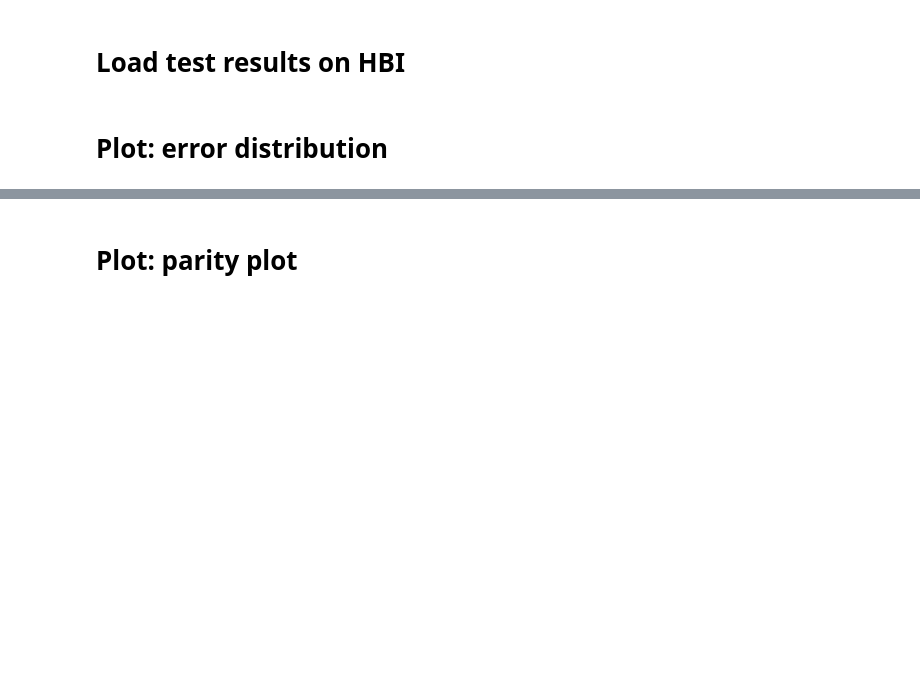
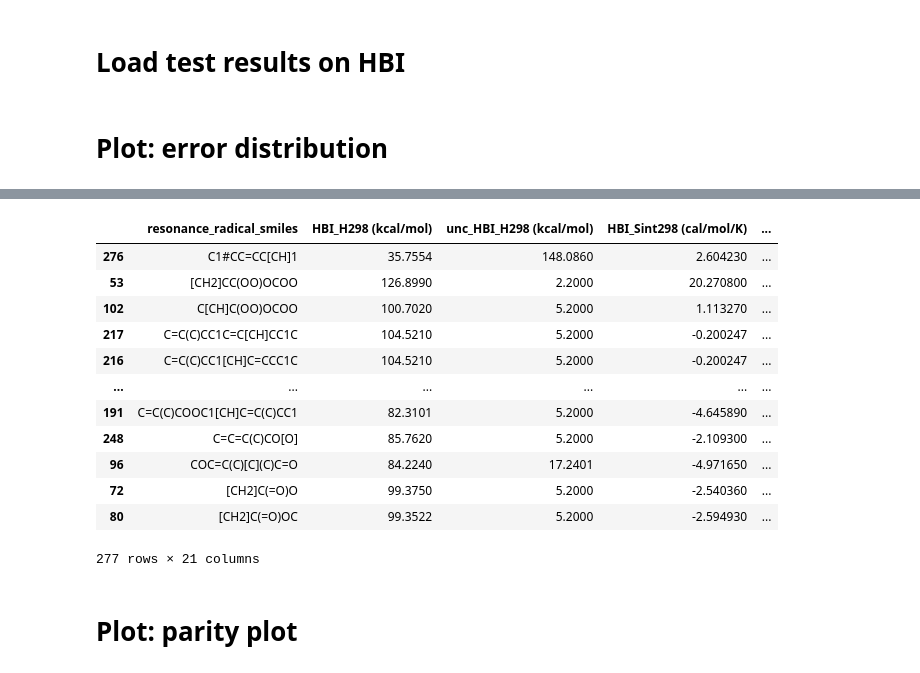
Before and after one commit to hwpang/RadicalTree, a Jupyter notebook: notebooks/8.4_compare_prediction.ipynb, the cells around one changed output, grey strips where cells are left out. Saved outputs shown, nothing was run; the diff lists cells and outputs as text; code cells hidden in the pictures; blank space fills up the shorter version.

```diff
--- a/notebooks/8.4_compare_prediction.ipynb
+++ b/notebooks/8.4_compare_prediction.ipynb
@@ -318,3 +405,25 @@ fig.savefig("../figures/empirical_retrained_vs_sidt_error_hist.pdf", bbox_inches
+# %%
+temp_df = sidt_df
+label = "HBI_H298 (kcal/mol)"
+true_ys = test_df[label]
+pred_ys = temp_df[label]
+errors = pred_ys - true_ys
+temp_df["err"] = errors.abs()
+temp_df.sort_values("err", ascending=False)
+# %% [output]
+|  | resonance_radical_smiles | HBI_H298 (kcal/mol) | unc_HBI_H298 (kcal/mol) | HBI_Sint298 (cal/mol/K) | ... |
+| 276 | C1#CC=CC[CH]1 | 35.7554 | 148.0860 | 2.604230 | ... |
+| 53 | [CH2]CC(OO)OCOO | 126.8990 | 2.2000 | 20.270800 | ... |
+| 102 | C[CH]C(OO)OCOO | 100.7020 | 5.2000 | 1.113270 | ... |
+| 217 | C=C(C)CC1C=C[CH]CC1C | 104.5210 | 5.2000 | -0.200247 | ... |
+| 216 | C=C(C)CC1[CH]C=CCC1C | 104.5210 | 5.2000 | -0.200247 | ... |
+| ... | ... | ... | ... | ... | ... |
+| 191 | C=C(C)COOC1[CH]C=C(C)CC1 | 82.3101 | 5.2000 | -4.645890 | ... |
+| 248 | C=C=C(C)CO[O] | 85.7620 | 5.2000 | -2.109300 | ... |
+| 96 | COC=C(C)[C](C)C=O | 84.2240 | 17.2401 | -4.971650 | ... |
+| 72 | [CH2]C(=O)O | 99.3750 | 5.2000 | -2.540360 | ... |
+| 80 | [CH2]C(=O)OC | 99.3522 | 5.2000 | -2.594930 | ... |
+277 rows × 21 columns
 # %% [markdown]
 # Plot: parity plot
 # %%
```
Also changed, not shown: parts of 9 cells of this notebook, 2 other files.
